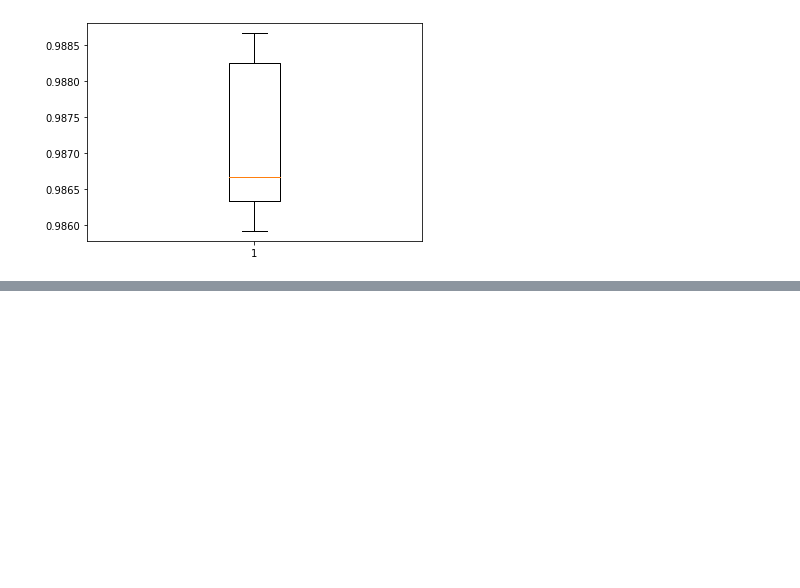
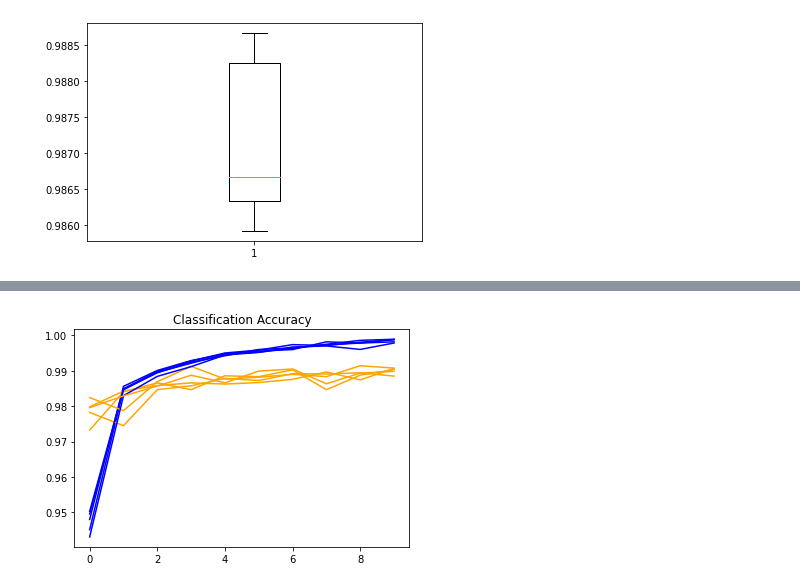
Before and after one commit to gabcastro/Unisinos-IA-Exercicios, a Jupyter notebook: aula-11/Aula_11.ipynb, the cells around one changed output, grey strips where cells are left out. Cells and saved outputs as stored; diff of their text form; code cells hidden in the pictures; blank space fills up the shorter version.

```diff
--- a/aula-11/Aula_11.ipynb
+++ b/aula-11/Aula_11.ipynb
@@ -588,0 +686,10 @@ Accuracy: mean=98.717 std=0.109, n=5
+# %%
+for i in range(len(histories)):
+	# plot accuracy
+	plt.subplot(1, 1, 1)
+	plt.title('Classification Accuracy')
+	plt.plot(histories[i].history['accuracy'], color='blue', label='train')
+	plt.plot(histories[i].history['val_accuracy'], color='orange', label='test')
+plt.show()
+# %% [output]
+[figure, added]
```
Also changed, not shown: parts of 26 cells of this notebook, 1 other file.
